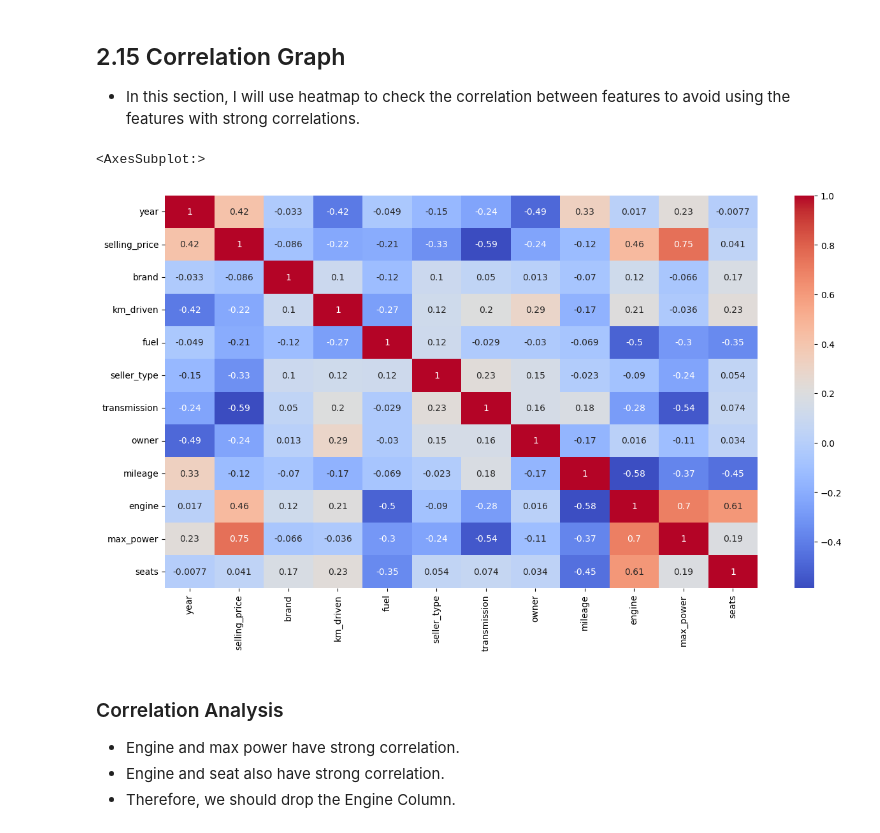
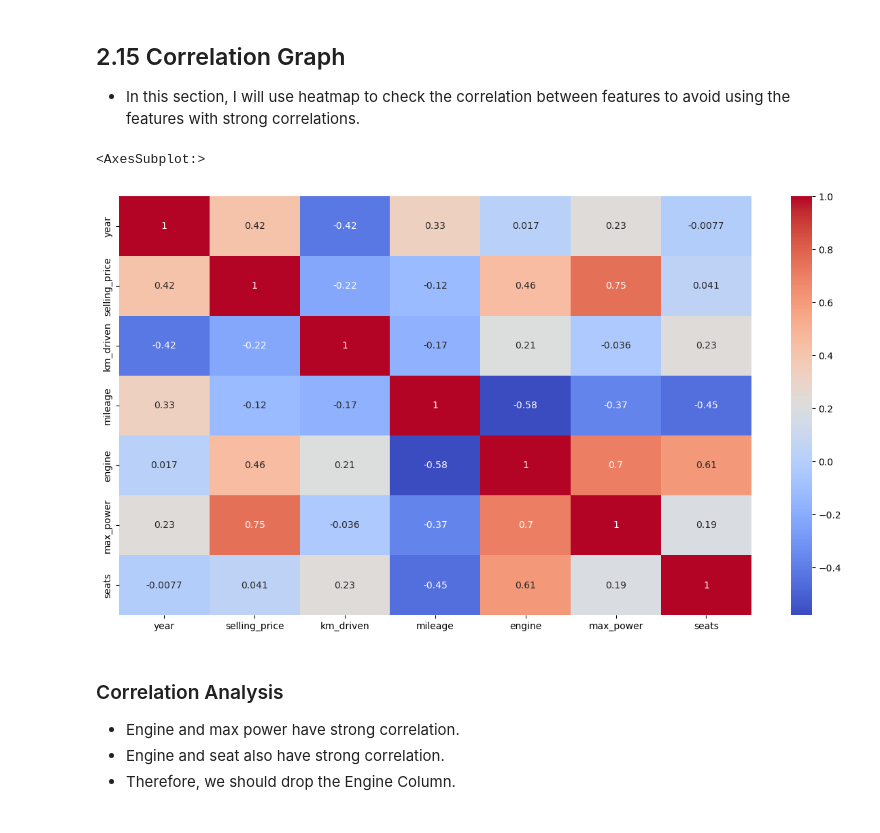
Before and after one commit to myothiha/ml_assignment3, a Jupyter notebook: A02_Car_Price_Prediction.ipynb, the cells around one changed output. Cells and saved outputs as stored; diff of their text form; code cells hidden in the pictures.

```diff
--- a/A02_Car_Price_Prediction.ipynb
+++ b/A02_Car_Price_Prediction.ipynb
@@ -523,0 +527,21 @@ df["brand"] = brand_le.fit_transform(df["brand"])
+# %%
+df.reset_index(inplace=True)
+# %%
+from sklearn.preprocessing import OneHotEncoder
+
+# Create function for one-hot encoding a feature in dataframe
+def one_hot_transform(encoder, dataframe, feature):
+
+    encoded = encoder.transform(dataframe[[feature]])
+
+    # Transform encoded data arrays into dataframe where columns are based values
+    categories = encoder.categories_[0]
+    feature_df = pd.DataFrame(encoded.toarray(), columns=categories[1:])
+    concat_dataframe = pd.concat([dataframe, feature_df], axis=1)
+
+    return concat_dataframe.drop(feature, axis=1)
+# %%
+# Since 'brand' and 'seller_type' have than two unique values, we should apply one-hot encoding
+brand_ohe = OneHotEncoder(drop='first').fit(df[['brand']])
+original_df = df.copy()
+df = one_hot_transform(brand_ohe, df, 'brand')
@@ -523,0 +564,5 @@ df["brand"] = brand_le.fit_transform(df["brand"])
+# %%
+# Excluding one-hot encoded features
+selected_cols = ['year', 'selling_price', 'km_driven', 'fuel', 'transmission', 'owner', 'mileage', 'engine', 'max_power', 'seats']
+dfcopy = df.copy()
+dfcopy = df[selected_cols]
@@ -558,10 +620,10 @@ df.shape
 - In this section, I will use heatmap to check the correlation between features to avoid using the features with strong correlations.
 # %%
 plt.figure(figsize = (15,8))
-sns.heatmap(df.corr(), annot=True, cmap="coolwarm")
+sns.heatmap(dfcopy.corr(), annot=True, cmap="coolwarm")
 # %% [output]
 <AxesSubplot:>
-[figure, old version]
+[figure, new version]
 # %% [markdown]
 ### Correlation Analysis
 - Engine and max power have strong correlation.
```
Also changed, not shown: parts of 58 cells of this notebook, 15 other files.
